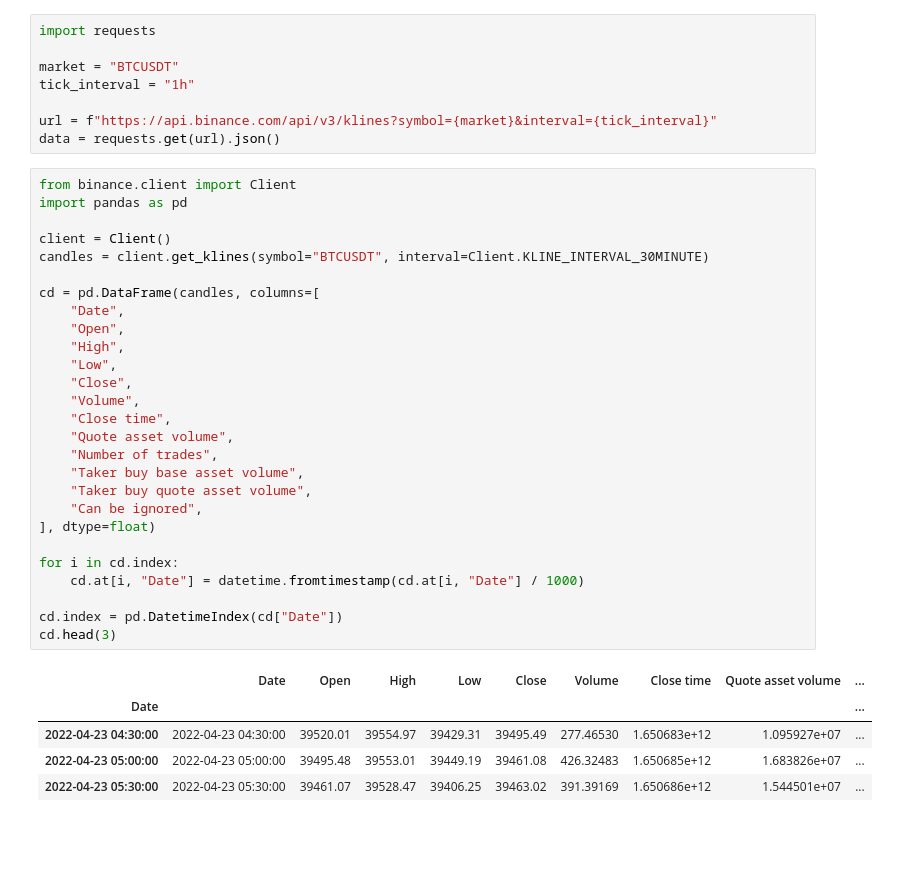
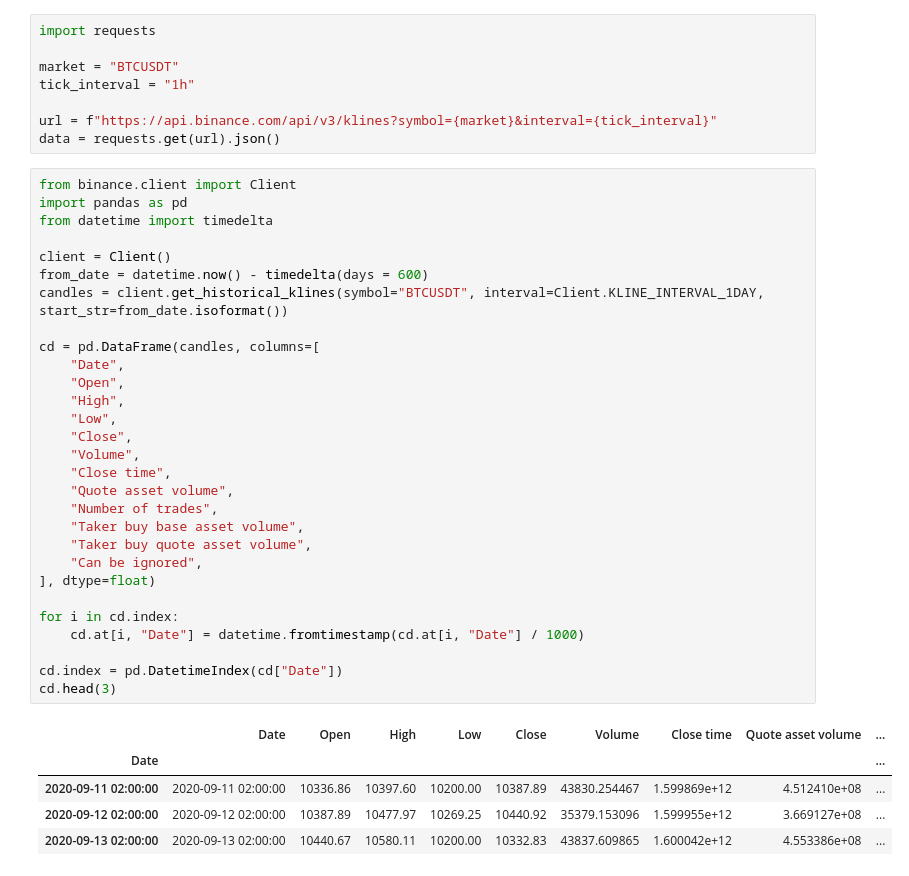
Before and after one commit to bricebdht/pytrading, a Jupyter notebook: src/binance.ipynb, the cells around one changed output. Drawn from its saved outputs; the diff is of its cells as text; blank space fills up the shorter version.

```diff
--- a/src/binance.ipynb
+++ b/src/binance.ipynb
@@ -9,36 +9,38 @@ data = requests.get(url).json()
 # %%
 from binance.client import Client
 import pandas as pd
+from datetime import timedelta
 
 client = Client()
-candles = client.get_klines(symbol="BTCUSDT", interval=Client.KLINE_INTERVAL_30MINUTE)
+from_date = datetime.now() - timedelta(days = 600)
+candles = client.get_historical_klines(symbol="BTCUSDT", interval=Client.KLINE_INTERVAL_1DAY, start_str=from_date.isoformat())
 
 cd = pd.DataFrame(candles, columns=[
     "Date",
     "Open",
     "High",
     "Low",
     "Close",
     "Volume",
     "Close time",
     "Quote asset volume",
     "Number of trades",
     "Taker buy base asset volume",
     "Taker buy quote asset volume",
     "Can be ignored",
 ], dtype=float)
 
 for i in cd.index:
     cd.at[i, "Date"] = datetime.fromtimestamp(cd.at[i, "Date"] / 1000)
 
 cd.index = pd.DatetimeIndex(cd["Date"])
 cd.head(3)
 # %% [output]
 |  | Date | Open | High | Low | Close | Volume | Close time | Quote asset volume | ... |
 | Date |  |  |  |  |  |  |  |  | ... |
-| 2022-04-23 04:30:00 | 2022-04-23 04:30:00 | 39520.01 | 39554.97 | 39429.31 | 39495.49 | 277.46530 | 1.650683e+12 | 1.095927e+07 | ... |
-| 2022-04-23 05:00:00 | 2022-04-23 05:00:00 | 39495.48 | 39553.01 | 39449.19 | 39461.08 | 426.32483 | 1.650685e+12 | 1.683826e+07 | ... |
-| 2022-04-23 05:30:00 | 2022-04-23 05:30:00 | 39461.07 | 39528.47 | 39406.25 | 39463.02 | 391.39169 | 1.650686e+12 | 1.544501e+07 | ... |
+| 2020-09-11 02:00:00 | 2020-09-11 02:00:00 | 10336.86 | 10397.60 | 10200.00 | 10387.89 | 43830.254467 | 1.599869e+12 | 4.512410e+08 | ... |
+| 2020-09-12 02:00:00 | 2020-09-12 02:00:00 | 10387.89 | 10477.97 | 10269.25 | 10440.92 | 35379.153096 | 1.599955e+12 | 3.669127e+08 | ... |
+| 2020-09-13 02:00:00 | 2020-09-13 02:00:00 | 10440.67 | 10580.11 | 10200.00 | 10332.83 | 43837.609865 | 1.600042e+12 | 4.553386e+08 | ... |
 # %%
 import mplfinance as mpf
 from datetime import datetime
```
Also changed, not shown: parts of 2 cells of this notebook, 6 other files.
